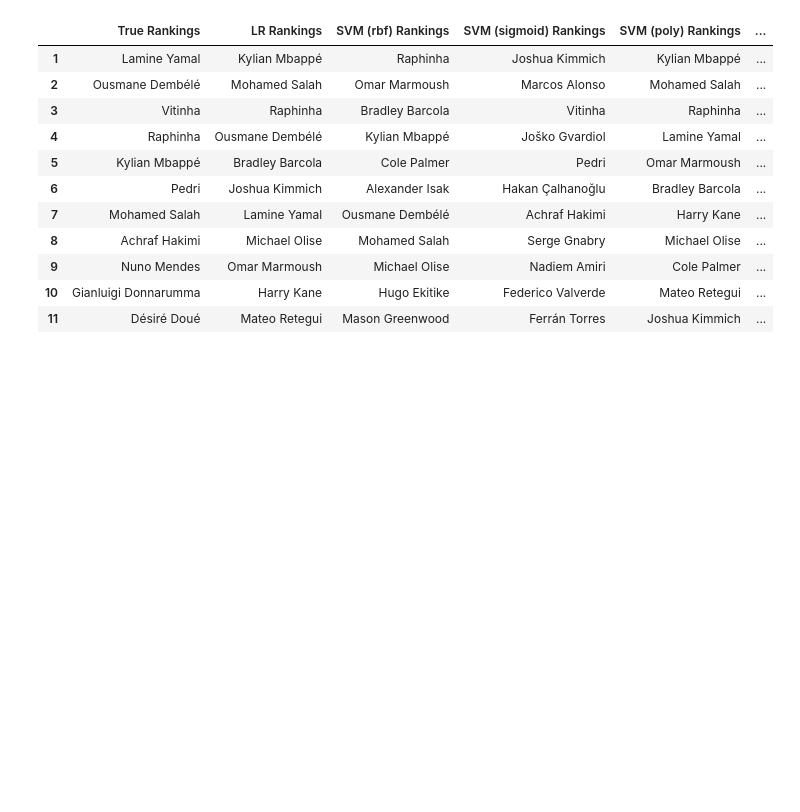
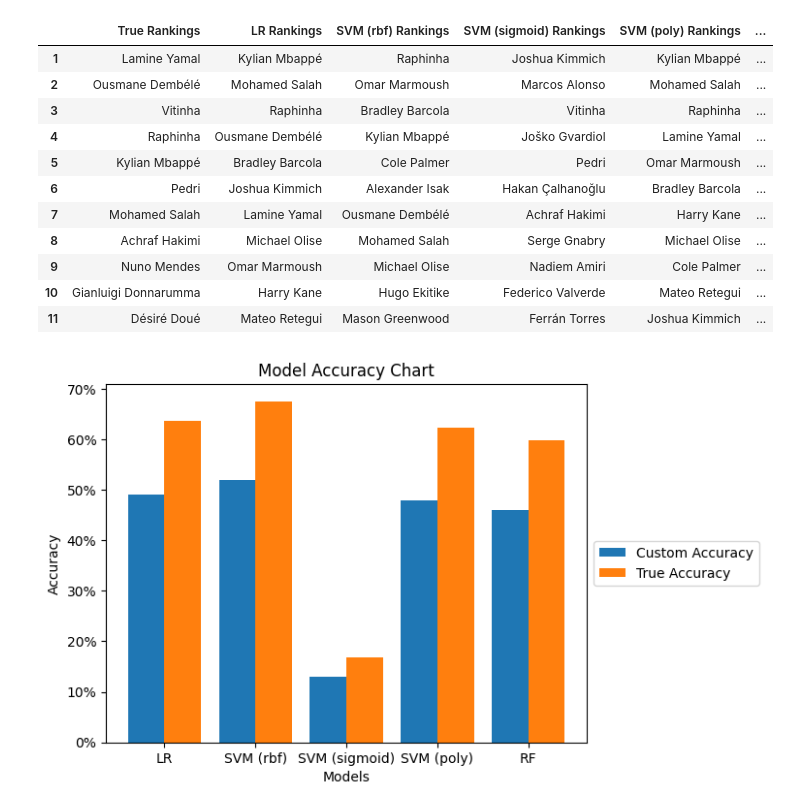
Before and after one commit to shipley7/fifa, a Jupyter notebook: FIFA.ipynb, the cells around one changed output. Saved outputs shown, nothing was run; the diff lists cells and outputs as text; code cells hidden in the pictures; blank space fills up the shorter version.

Commit message:
Accuracy Chart and Confusion Matrices

```diff
--- a/FIFA.ipynb
+++ b/FIFA.ipynb
@@ -634,3 +634,25 @@ rankings_df
 | 9 | Nuno Mendes | Omar Marmoush | Michael Olise | Nadiem Amiri | Cole Palmer | ... |
 | 10 | Gianluigi Donnarumma | Harry Kane | Hugo Ekitike | Federico Valverde | Mateo Retegui | ... |
 | 11 | Désiré Doué | Mateo Retegui | Mason Greenwood | Ferrán Torres | Joshua Kimmich | ... |
+# %%
+cats = ['LR', 'SVM (rbf)', 'SVM (sigmoid)', 'SVM (poly)', 'RF'] # categories
+vals1, vals2 = [best_log_correct, best_svm_rbf_correct, best_svm_sigmoid_correct, best_svm_poly_correct, best_rf_correct], [best_log_correct / len(stars) * 100, best_svm_rbf_correct / len(stars) * 100, best_svm_sigmoid_correct / len(stars) * 100, best_svm_poly_correct / len(stars) * 100, best_rf_correct / len(stars) * 100]
+
+# Bar width and x locations
+w, x = 0.4, np.arange(len(cats))
+
+fig, ax = plt.subplots()
+ax.bar(x - w/2, vals1, width=w, label='Custom Accuracy')
+ax.bar(x + w/2, vals2, width=w, label='True Accuracy')
+
+ax.set_xticks(x)
+ax.set_xticklabels(cats)
+ax.set_xlabel('Models')
+ax.yaxis.set_major_formatter(mtick.PercentFormatter())
+ax.set_ylabel('Accuracy')
+ax.set_title('Model Accuracy Chart')
+ax.legend(loc='center left', bbox_to_anchor=(1, 0.5))
+
+plt.show()
+# %% [output]
+[figure, added]
```
Also changed, not shown: parts of 2 cells of this notebook.
